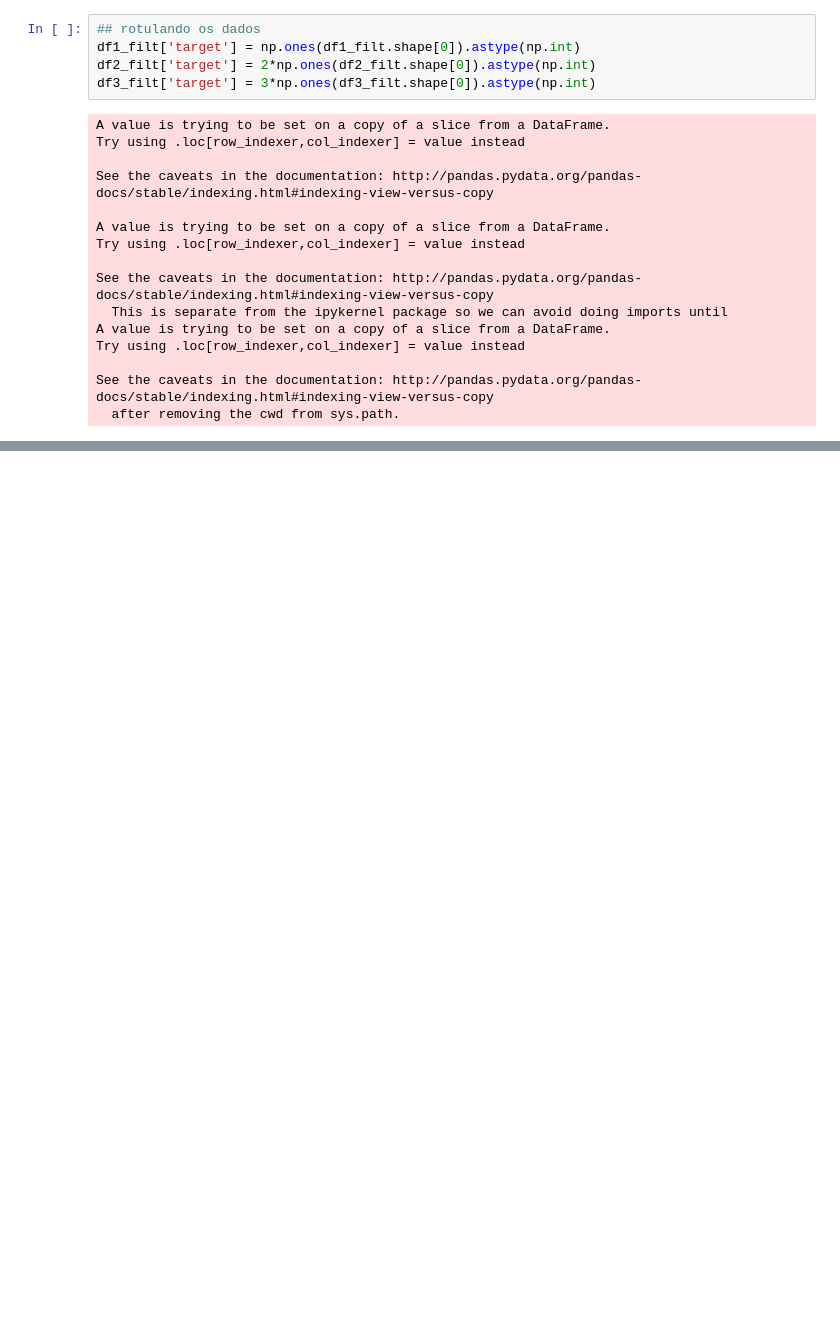
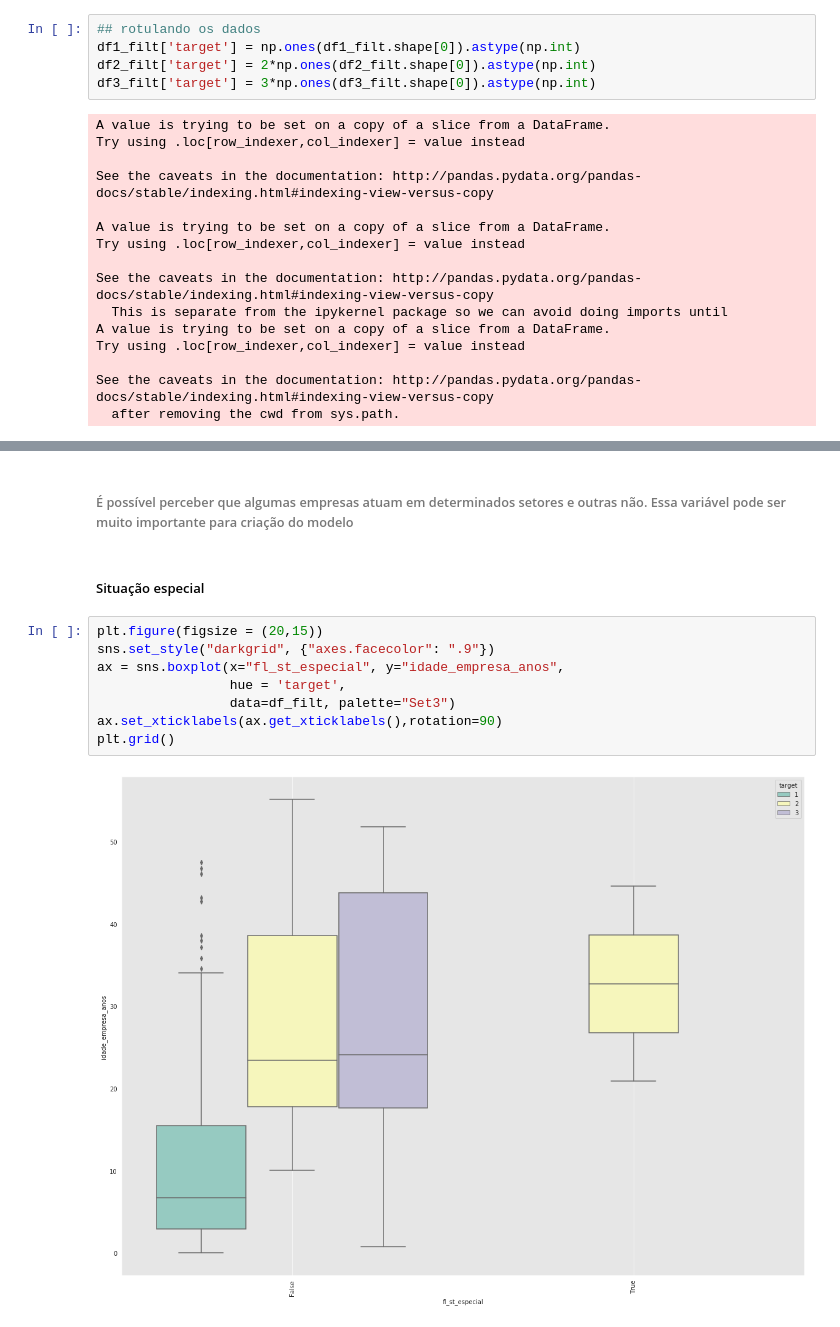
Before and after one commit to codenation-dev/squad-2-ad-data-science-banco-inter-1, a Jupyter notebook: notebooks/analise_db.ipynb, the cells around one changed output, grey strips where cells are left out. Drawn from its saved outputs; the diff is of its cells as text; blank space fills up the shorter version.

```diff
--- a/notebooks/analise_db.ipynb
+++ b/notebooks/analise_db.ipynb
@@ -183,0 +207,14 @@ pd.merge()
+# %% [markdown]
+###### É possível perceber que algumas empresas atuam em determinados setores e outras não. Essa variável pode ser muito importante para criação do modelo
+# %% [markdown]
+##### Situação especial
+# %%
+plt.figure(figsize = (20,15))
+sns.set_style("darkgrid", {"axes.facecolor": ".9"})
+ax = sns.boxplot(x="fl_st_especial", y="idade_empresa_anos",
+                 hue = 'target',
+                 data=df_filt, palette="Set3")
+ax.set_xticklabels(ax.get_xticklabels(),rotation=90)
+plt.grid()
+# %% [output]
+[figure, added]
```
Also changed, not shown: parts of 20 cells of this notebook.
